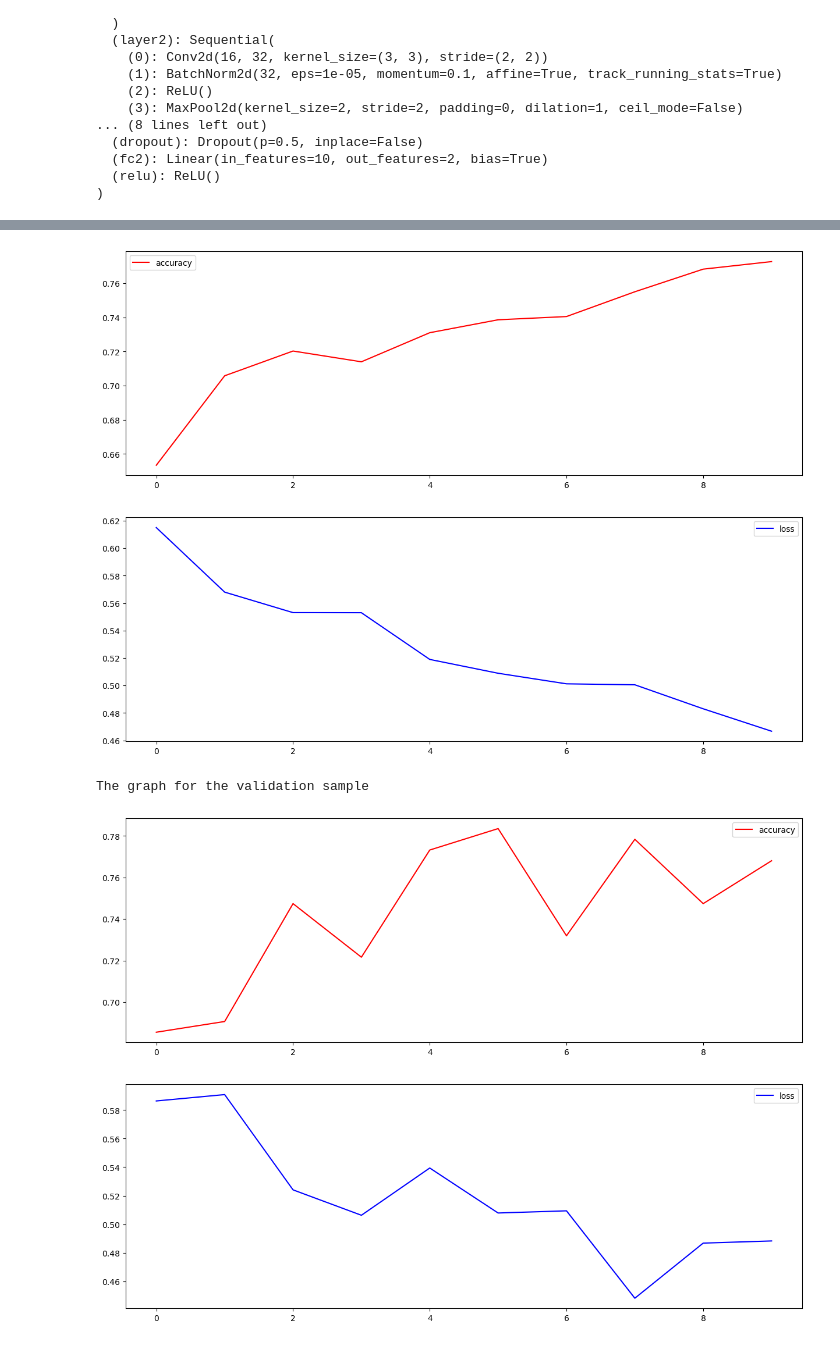
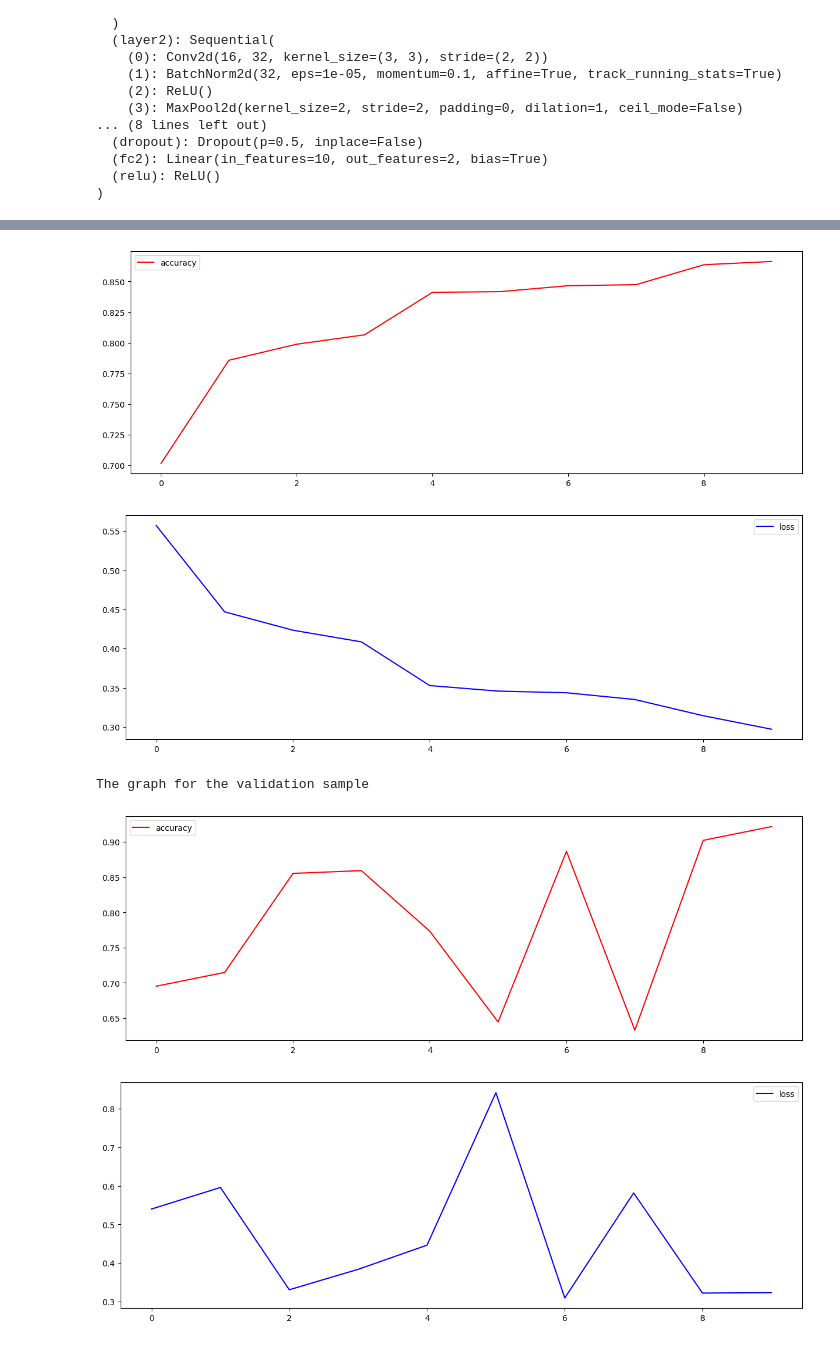
Before and after one commit to nastya1302/ap_laba5new, a Jupyter notebook: note.ipynb, the cells around one changed output, grey strips where cells are left out. Drawn from its saved outputs; the diff is of its cells as text; code cells hidden in the pictures.

```diff
--- a/note.ipynb
+++ b/note.ipynb
@@ -127,16 +130,26 @@ plt.show()
 # %%
 class dataset(torch.utils.data.Dataset):
+    """
+    Creating a child class 'dataset'
+    """
     def __init__(self,file_list,transform=None):
+        """
+        Initialization of the class. It accepts a list of image paths and a transformation method as input.
+        """
         self.file_list = file_list
         self.transform = transform
 
-    #dataset length
     def __len__(self):
+        """
+        Getting the length of the list.
+        """
         self.filelength = len(self.file_list)
         return self.filelength
 
-    #load an one of images
     def __getitem__(self,idx):
+        """
+        Getting an image. accepts an index as input and returns an image based on this index and its label.
+        """
         img_path = self.file_list[idx]
         img = Image.open(img_path)
         img_transformed = self.transform(img)
@@ -175,7 +195,14 @@ val_data = dataset(val_list, transform=val_transforms)
 # %%
-class ConvNet(nn.Module):
+class CNN(nn.Module):
+    """
+    Designing a convolutional neural network.
+    """
     def __init__(self):
-        super(ConvNet,self).__init__()
+        """
+        Initializing a class.
+        Setting model parameters in layers.
+        """
+        super(CNN,self).__init__()
 
         self.layer1 = nn.Sequential(
             nn.Conv2d(3,16,kernel_size=3, padding=0,stride=2),
@@ -198,7 +225,6 @@ class ConvNet(nn.Module):
             nn.MaxPool2d(2)
         )
 
-
         self.fc1 = nn.Linear(3*3*64,10)
         self.dropout = nn.Dropout(0.5)
         self.fc2 = nn.Linear(10,2)
@@ -206,6 +232,9 @@ class ConvNet(nn.Module):
 
 
     def forward(self,x):
+        """
+        The method builds a network architecture (layers are linked into a computational graph).
+        """
         out = self.layer1(x)
         out = self.layer2(out)
         out = self.layer3(out)
@@ -213,9 +242,6 @@ class ConvNet(nn.Module):
         out = self.relu(self.fc1(out))
         out = self.fc2(out)
         return out
-
-model = ConvNet().to(device)
-model.train()
 # %% [output]
 ConvNet(
   (layer1): Sequential(
@@ -234,15 +260,18 @@ ConvNet(
   (fc2): Linear(in_features=10, out_features=2, bias=True)
   (relu): ReLU()
 )
+# %%
+model = CNN().to(device)
+model.train()
 # %%
-print('Learning rate: 0.001, Batch size: 2')
+print('Learning rate: 0.001, Batch size: 64')
 
 optimizer = torch.optim.Adam(model.parameters(), lr=0.001)
 criterion = nn.CrossEntropyLoss()
 
-train_loader = torch.utils.data.DataLoader(dataset = train_data, batch_size=2, shuffle=True )
-test_loader = torch.utils.data.DataLoader(dataset = test_data, batch_size=2, shuffle=True)
-val_loader = torch.utils.data.DataLoader(dataset = val_data, batch_size=2, shuffle=True)
+train_loader = torch.utils.data.DataLoader(dataset = train_data, batch_size=64, shuffle=True )
+test_loader = torch.utils.data.DataLoader(dataset = test_data, batch_size=64, shuffle=True)
+val_loader = torch.utils.data.DataLoader(dataset = val_data, batch_size=64, shuffle=True)
 
 epochs = 10
 def train_loop (train_loader, val_loader, epochs):
@@ -342,7 +371,7 @@ Epoch : 10, val_accuracy : 0.7680410742759705, val_loss : 0.48827242851257324
 
 The graph for the training sample
-[figure, old version]
+[figure, new version]
-[figure, old version]
+[figure, new version]
 The graph for the validation sample
-[figure, old version]
+[figure, new version]
-[figure, old version]
+[figure, new version]
```
Also changed, not shown: parts of 24 cells of this notebook.
